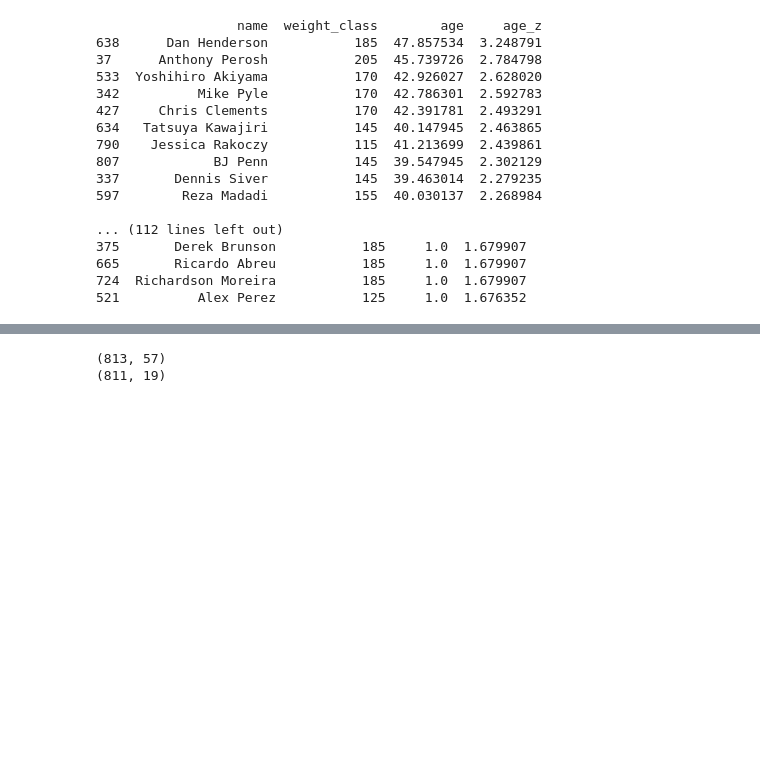
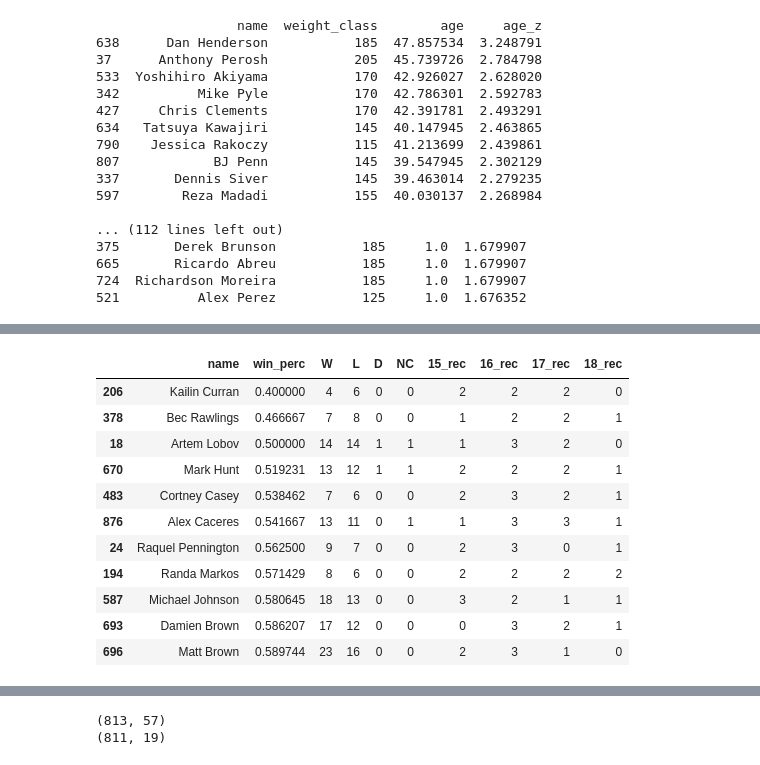
Before and after one commit to Hmamin/usada, a Jupyter notebook: usada_fixed.ipynb, the cells around one changed output, grey strips where cells are left out. Saved outputs shown, nothing was run; the diff lists cells and outputs as text; code cells hidden in the pictures; blank space fills up the shorter version.

```diff
--- a/usada_fixed.ipynb
+++ b/usada_fixed.ipynb
@@ -705,5 +705,3 @@ for col in scale_names:
 665       Ricardo Abreu           185     1.0  1.679907
 724  Richardson Moreira           185     1.0  1.679907
 521          Alex Perez           125     1.0  1.676352
-# %%
-df_fm.win_perc = (df_fm.W + 0.5 * df_fm.D) / (df_fm.W + df_fm.L + df_fm.D)
@@ -731,0 +708,24 @@ df_fm.loc[df_fm.win_perc <= 0.5]
+# %%
+# Create new features
+df_fm['NC'] = df_fm['NC'].fillna(0).astype('int')
+df_fm['total_fights'] = df_fm.W + df_fm.L + df_fm.D + df_fm.NC
+df_fm['win_perc'] = (df_fm.W + 0.5 * df_fm.D) / (df_fm.total_fights - df_fm.NC)
+df_fm['lname'] = df_fm['name'].apply(lambda cell: ' '.join(cell.split(' ')[1:]))
+# %%
+# Fighters with at least 6 fights in USADA era with career win % < 60%
+year_cols = [col for col in df_fm.columns if 'rec' in col]
+df_fm.loc[(df_fm[year_cols].sum(axis=1) > 5) & (df_fm.win_perc < .6),\
+          ['name', 'win_perc', 'W', 'L', 'D', 'NC'] + year_cols].sort_values('win_perc')
+# %% [output]
+|  | name | win_perc | W | L | D | NC | 15_rec | 16_rec | 17_rec | 18_rec |
+| 206 | Kailin Curran | 0.400000 | 4 | 6 | 0 | 0 | 2 | 2 | 2 | 0 |
+| 378 | Bec Rawlings | 0.466667 | 7 | 8 | 0 | 0 | 1 | 2 | 2 | 1 |
+| 18 | Artem Lobov | 0.500000 | 14 | 14 | 1 | 1 | 1 | 3 | 2 | 0 |
+| 670 | Mark Hunt | 0.519231 | 13 | 12 | 1 | 1 | 2 | 2 | 2 | 1 |
+| 483 | Cortney Casey | 0.538462 | 7 | 6 | 0 | 0 | 2 | 3 | 2 | 1 |
+| 876 | Alex Caceres | 0.541667 | 13 | 11 | 0 | 1 | 1 | 3 | 3 | 1 |
+| 24 | Raquel Pennington | 0.562500 | 9 | 7 | 0 | 0 | 2 | 3 | 0 | 1 |
+| 194 | Randa Markos | 0.571429 | 8 | 6 | 0 | 0 | 2 | 2 | 2 | 2 |
+| 587 | Michael Johnson | 0.580645 | 18 | 13 | 0 | 0 | 3 | 2 | 1 | 1 |
+| 693 | Damien Brown | 0.586207 | 17 | 12 | 0 | 0 | 0 | 3 | 2 | 1 |
+| 696 | Matt Brown | 0.589744 | 23 | 16 | 0 | 0 | 2 | 3 | 1 | 0 |
```
Also changed, not shown: parts of 7 cells of this notebook.
